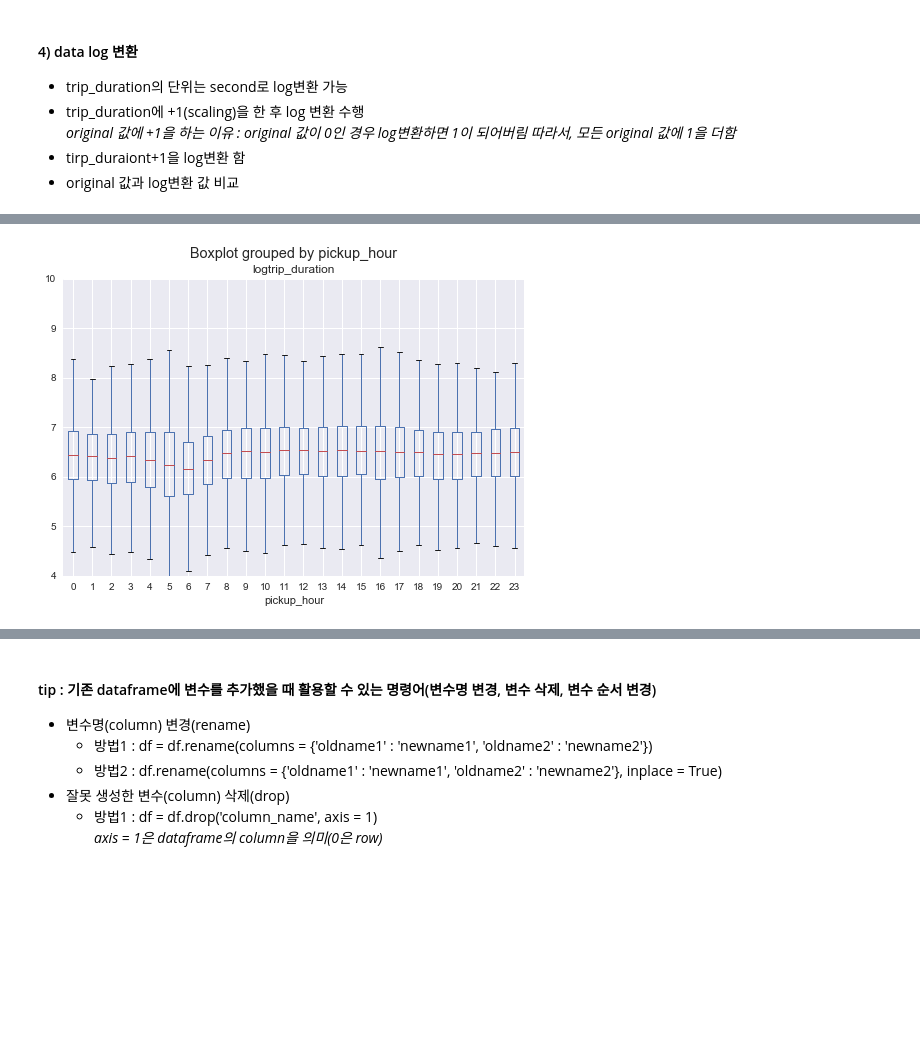
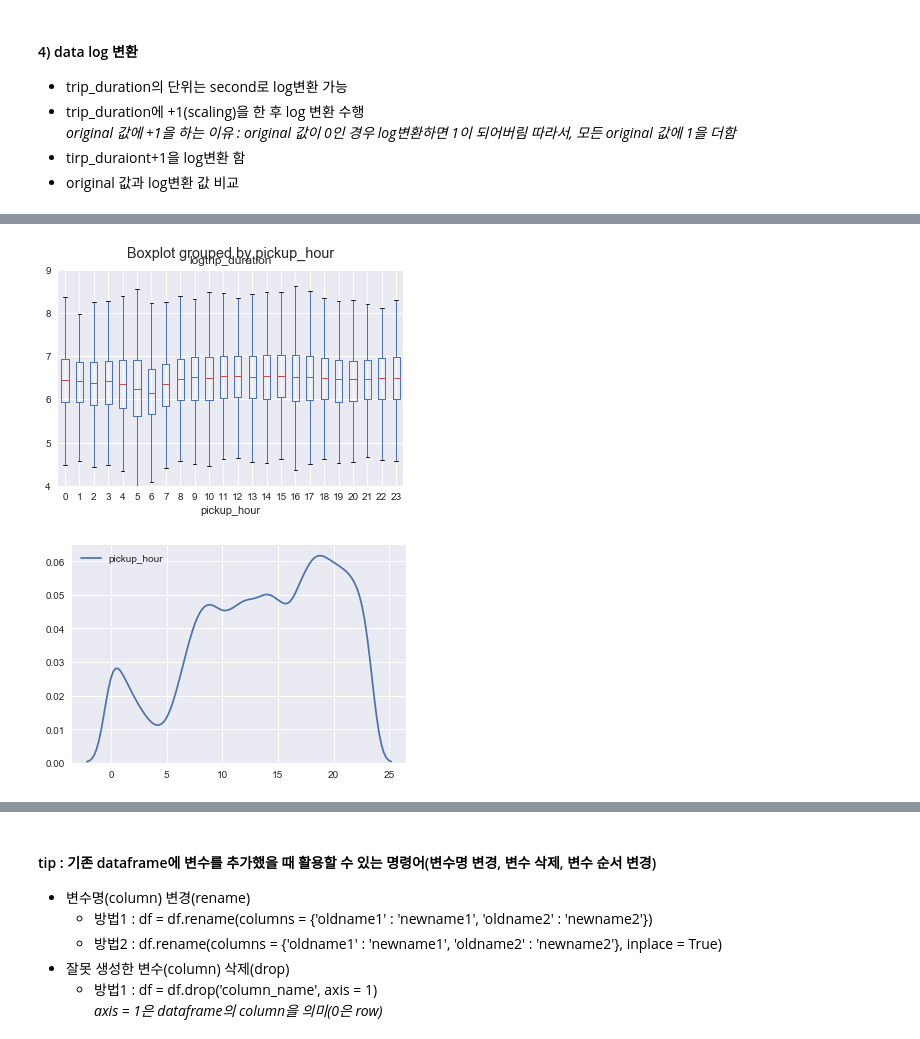
Before and after one commit to GIMINSU/nyc_taxi, a Jupyter notebook: nyc_taxi.ipynb, the cells around one changed output, grey strips where cells are left out. Saved outputs shown, nothing was run; the diff lists cells and outputs as text; code cells hidden in the pictures; blank space fills up the shorter version.

```diff
--- a/nyc_taxi.ipynb
+++ b/nyc_taxi.ipynb
@@ -212,6 +254,11 @@ plt.show()
 # %%
 df.boxplot("logtrip_duration", "pickup_hour")
-plt.ylim(4, 10)
+plt.ylim(4, 9)
 plt.show()
 # %% [output]
-[figure, old version]
+[figure, new version]
+# %%
+sns.kdeplot(df.pickup_hour) # kernel density grahp (높이(x가 뽑힐 확률)는 큰 의미 없음, 넓이가 중요(넓이의 합은 1))
+plt.show()
+# %% [output]
+[figure, added]
```
Also changed, not shown: parts of 95 cells of this notebook.
